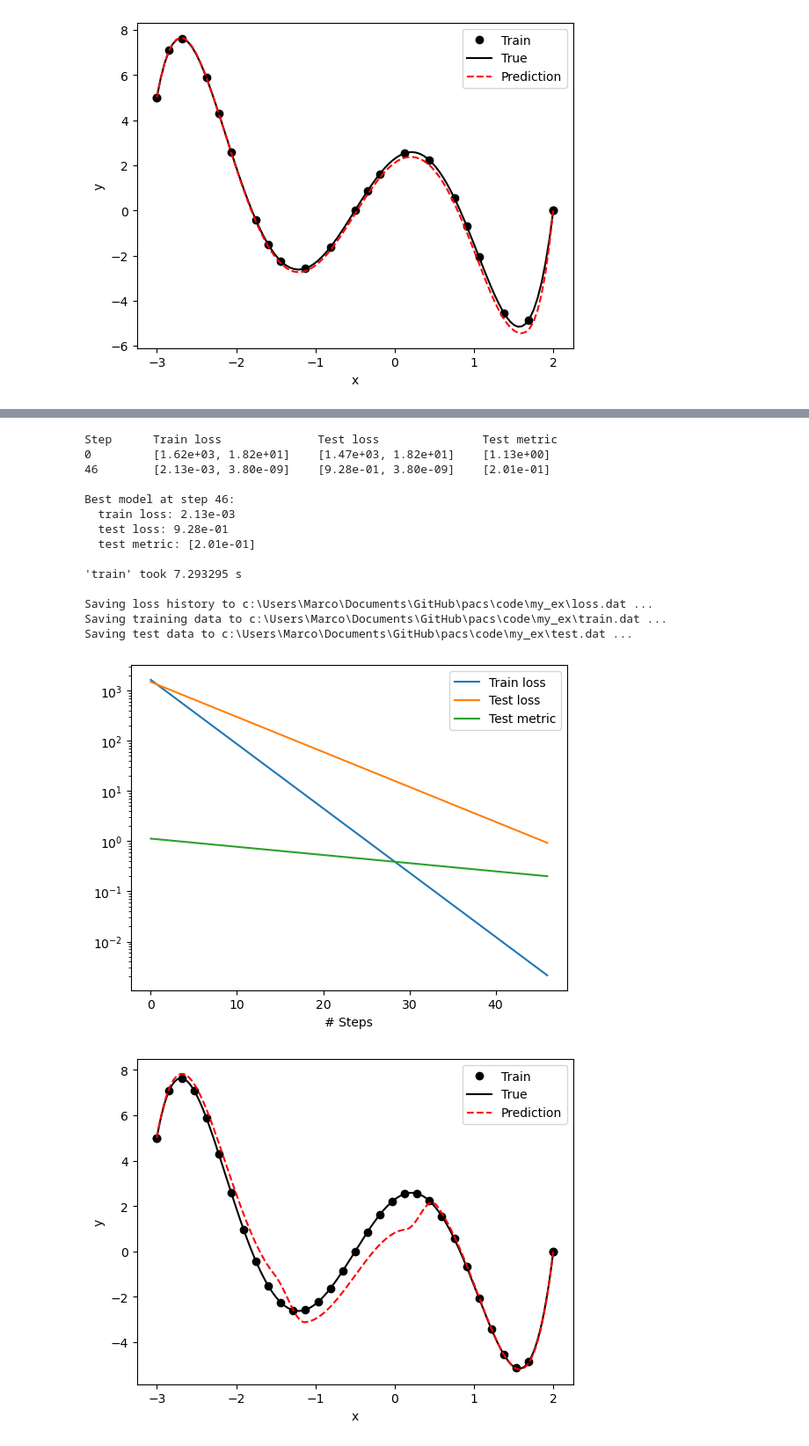
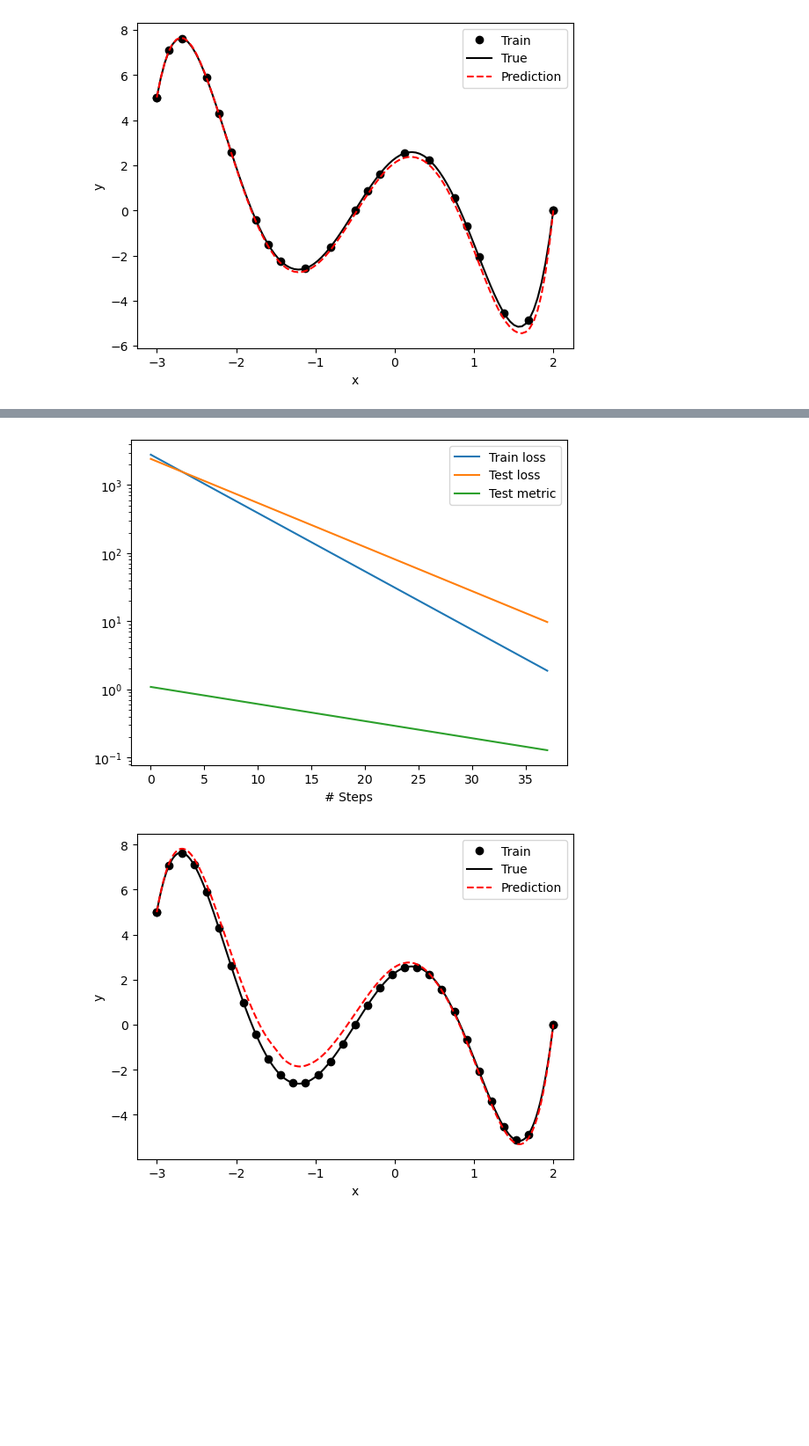
Before and after one commit to ZIB012/pacs, a Jupyter notebook: code/my_ex/1D.ipynb, the cells around one changed output, grey strips where cells are left out. Shown at 88% size. Cells and saved outputs as stored; diff of their text form; code cells hidden in the pictures; blank space fills up the shorter version.

Commit message:
partition of unity che funziona

```diff
--- a/code/my_ex/1D.ipynb
+++ b/code/my_ex/1D.ipynb
@@ -576,15 +470,16 @@ geom = dde.geometry.Interval(-3, 2)
 bc = dde.icbc.DirichletBC(geom, func, boundary, npart=npart)
 data = dde.data.PDE(geom, pde, bc, 30, 2, solution=func, num_test=500)
 
-M = 30
+M = 100
 layer_size = [1] + [M]  +  [1]
 
 activation = ["sin", 'linear']
 
 initializer = "Glorot uniform"
 R = 10
+ind = dde.nn.pou_indicators(geom, npart)
 
-net = dde.nn.partition_of_unity(npart, geom, data, layer_size, activation, initializer, Rm=R, b=R/100)
+net = dde.nn.partioned_random_FNN(layer_size, activation, initializer, npart, ind, Rm=R, b=R/10)
 
 model = dde.Model(data, net)
 
@@ -602,16 +512,2 @@ Training model...
-Step      Train loss              Test loss               Test metric
-0         [1.62e+03, 1.82e+01]    [1.47e+03, 1.82e+01]    [1.13e+00]
-46        [2.13e-03, 3.80e-09]    [9.28e-01, 3.80e-09]    [2.01e-01]
-
-Best model at step 46:
-  train loss: 2.13e-03
-  test loss: 9.28e-01
-  test metric: [2.01e-01]
-
-'train' took 7.293295 s
-
-Saving loss history to c:\Users\Marco\Documents\GitHub\pacs\code\my_ex\loss.dat ...
-Saving training data to c:\Users\Marco\Documents\GitHub\pacs\code\my_ex\train.dat ...
-Saving test data to c:\Users\Marco\Documents\GitHub\pacs\code\my_ex\test.dat ...
-[figure, old version]
+[figure, new version]
-[figure, old version]
+[figure, new version]
```
Also changed, not shown: parts of 4 cells of this notebook, 10 other files.
